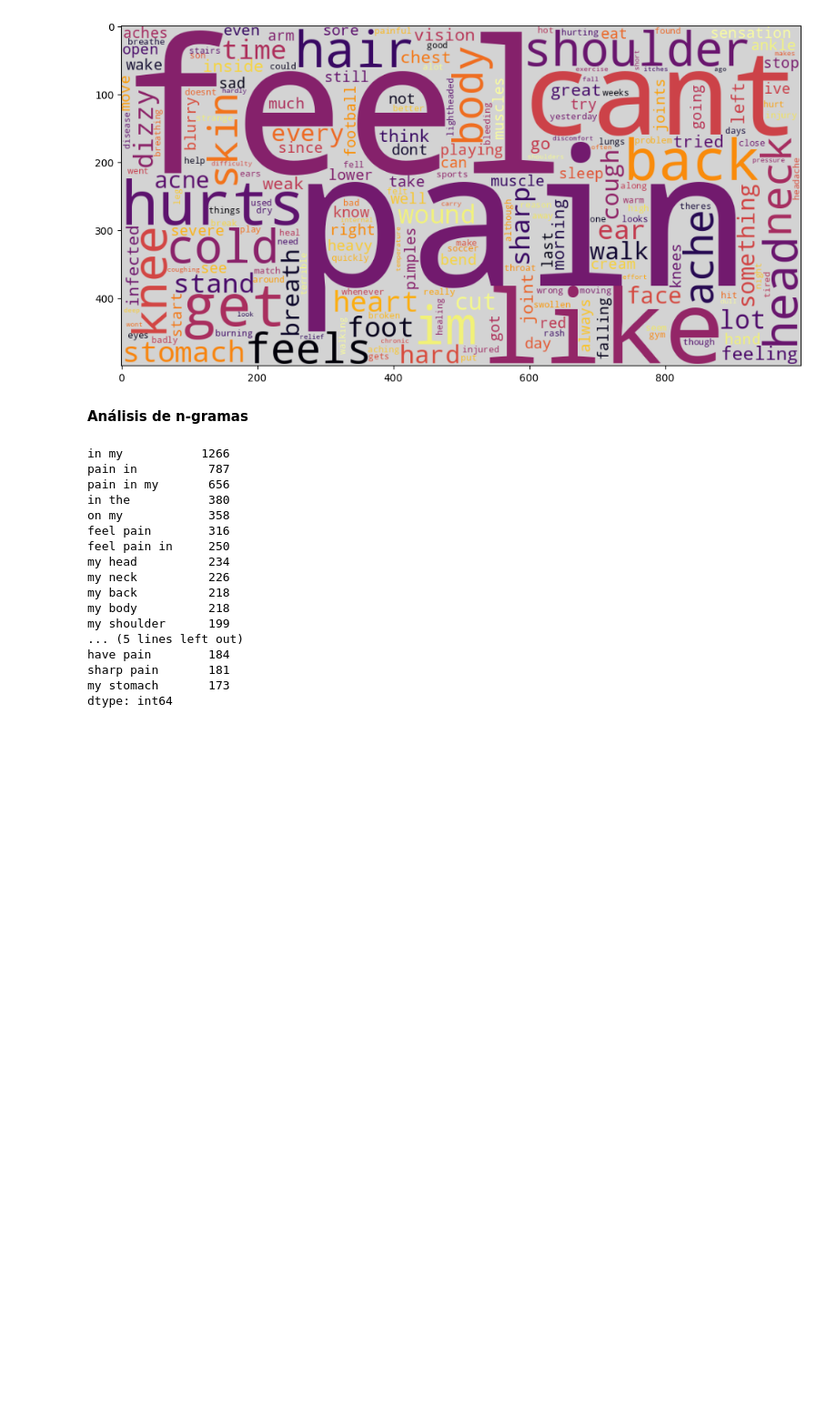
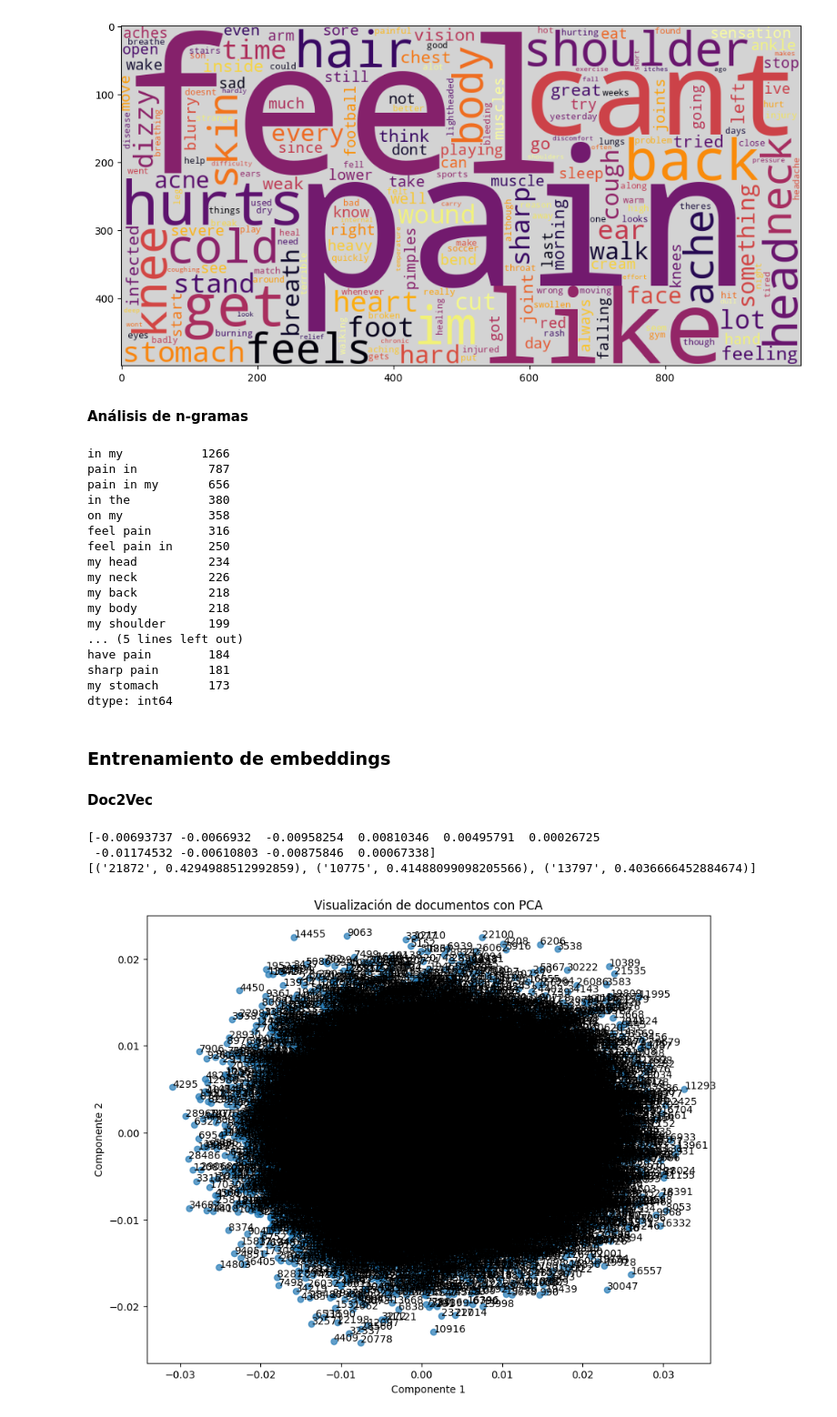
Before and after one commit to LailaBulh/Procesamiento_Lenguaje_Natural, a Jupyter notebook: Proyecto_Final_263166.ipynb, the cells around one changed output. Shown at 91% size. Cells and saved outputs as stored; diff of their text form; code cells hidden in the pictures; blank space fills up the shorter version.

```diff
--- a/Proyecto_Final_263166.ipynb
+++ b/Proyecto_Final_263166.ipynb
@@ -265,0 +232,2 @@ plt.show()
+# %% [markdown]
+### **Entrenamiento de embeddings**
@@ -265,0 +237,2 @@ plt.show()
+# %% [markdown]
+**Doc2Vec**
@@ -265,0 +242,49 @@ plt.show()
+# %%
+### Preparar datos
+
+tagged_data = [TaggedDocument(words=doc.split(), tags=[str(i)]) for i, doc in enumerate(tokens)]
+
+### Entrenar modelo Doc2Vec
+
+model = Doc2Vec(
+    documents=tagged_data,
+    vector_size=100,
+    window=5,
+    min_count=1,
+    epochs=20
+)
+
+### Obtener vector de un documento
+vector_doc0 = model.dv["0"]
+print(vector_doc0[:10])  # primeros 10 valores
+
+# Buscar documentos similares
+similar_docs = model.dv.most_similar("0", topn=3)
+print(similar_docs)
+# %% [output]
+[-0.00693737 -0.0066932  -0.00958254  0.00810346  0.00495791  0.00026725
+ -0.01174532 -0.00610803 -0.00875846  0.00067338]
+[('21872', 0.4294988512992859), ('10775', 0.41488099098205566), ('13797', 0.4036666452884674)]
+# %%
+### Obtener los vectores de cada documento
+doc_vectors = [model.dv[i] for i in range(len(tagged_data))]
+
+# Reducir a 2 dimensiones con PCA
+pca = PCA(n_components=2)
+doc_vecs_2d = pca.fit_transform(doc_vectors)
+
+# Graficar
+plt.figure(figsize=(10,8))
+plt.scatter(doc_vecs_2d[:,0], doc_vecs_2d[:,1], alpha=0.7)
+
+# Etiquetas opcionales
+for i, txt in enumerate(range(len(tagged_data))):
+    plt.annotate(txt, (doc_vecs_2d[i,0], doc_vecs_2d[i,1]))
+
+plt.title('Visualización de documentos con PCA')
+plt.xlabel('Componente 1')
+plt.ylabel('Componente 2')
+
+plt.show()
+# %% [output]
+[figure, added]
```
Also changed, not shown: parts of 3 cells of this notebook.
